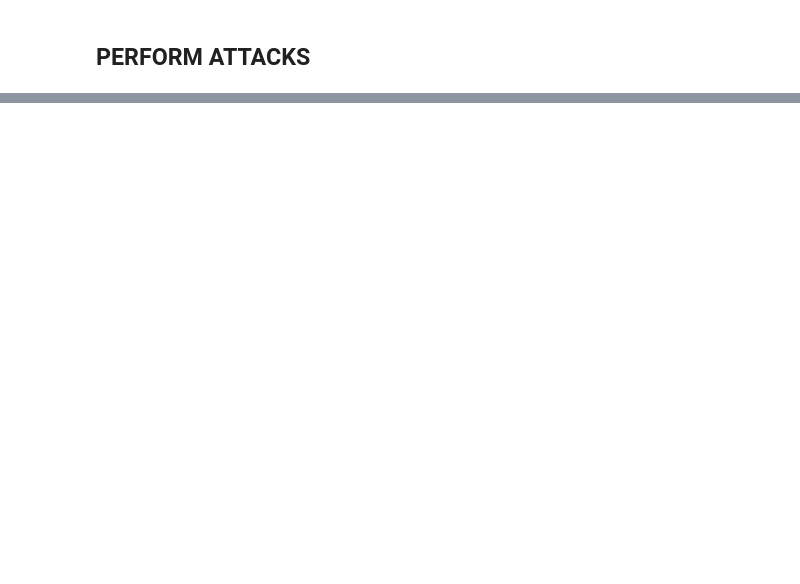
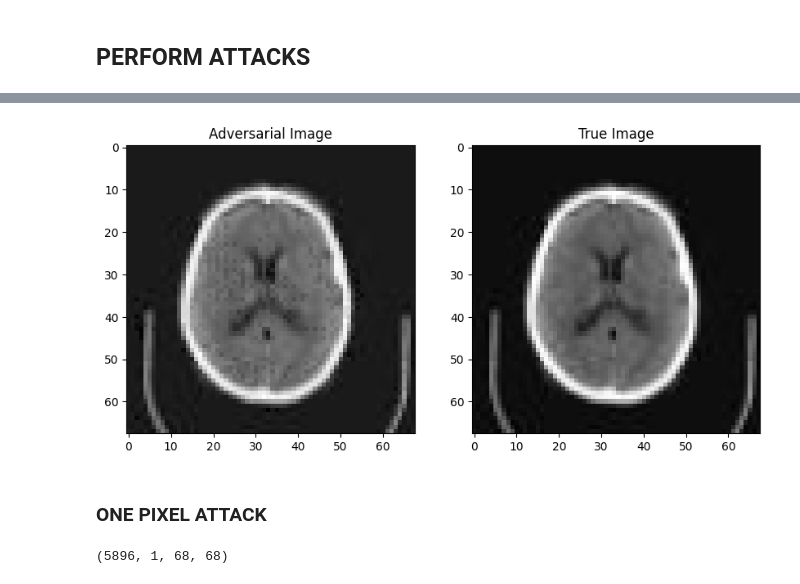
Before and after one commit to rosaliemillner/PGM_project, a Jupyter notebook: main.ipynb, the cells around one changed output, grey strips where cells are left out. Cells and saved outputs as stored; diff of their text form; code cells hidden in the pictures; blank space fills up the shorter version.

```diff
--- a/main.ipynb
+++ b/main.ipynb
@@ -142,0 +241,24 @@ cm = plot_confusion_matrix(true_labels, pred_labels)
+# %%
+import numpy as np
+
+true_images = np.array([img for img, _ in TEST_SET])
+adv_images = np.array([img.cpu().detach().numpy() for img in adv_images])
+# %%
+from PIL import Image
+
+i = 4000
+
+# plot images
+plt.figure(figsize=(10, 10))
+plt.subplot(1, 2, 1)
+plt.imshow(adv_images[i].squeeze(), cmap='gray')
+plt.title('Adversarial Image')
+
+plt.subplot(1, 2, 2)
+plt.imshow(true_images[i].squeeze(), cmap='gray')
+plt.title('True Image')
+plt.show()
+# %% [output]
+[figure, added]
+# %% [markdown]
+### **ONE PIXEL ATTACK**
@@ -142,0 +278,4 @@ cm = plot_confusion_matrix(true_labels, pred_labels)
+# %%
+adv_images_pixel.shape
+# %% [output]
+(5896, 1, 68, 68)
```
Also changed, not shown: parts of 36 cells of this notebook, 10 other files.
